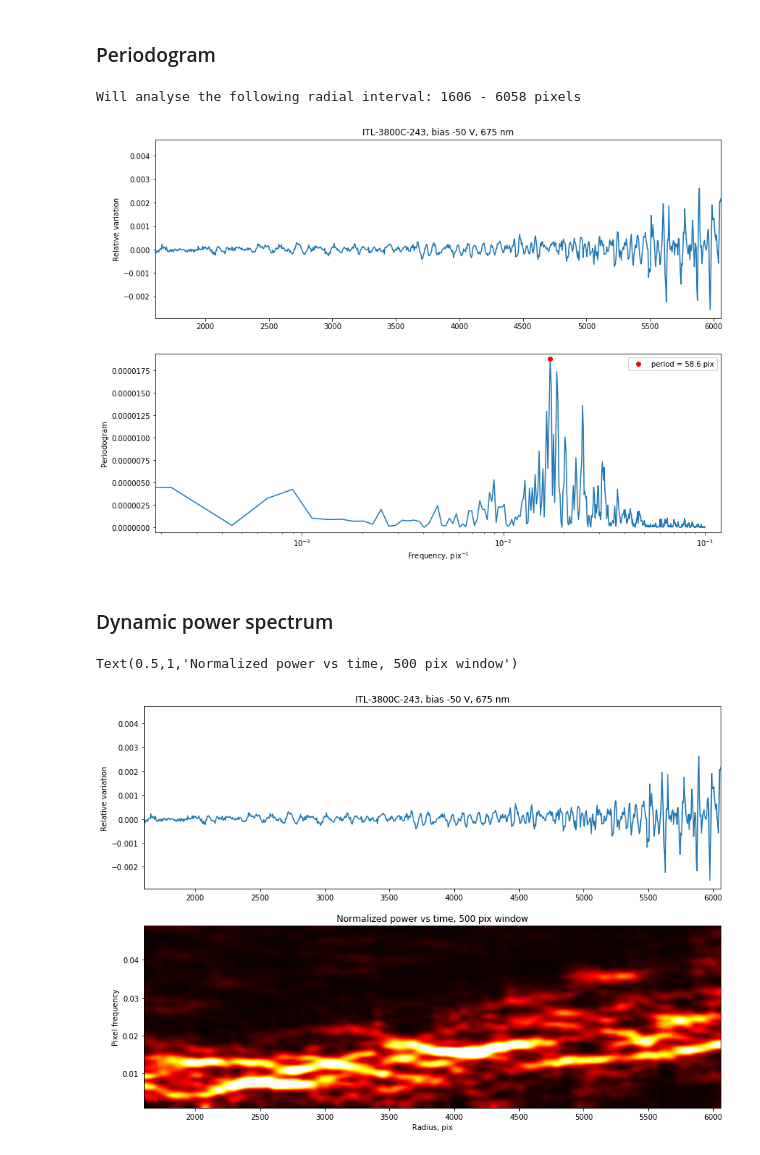
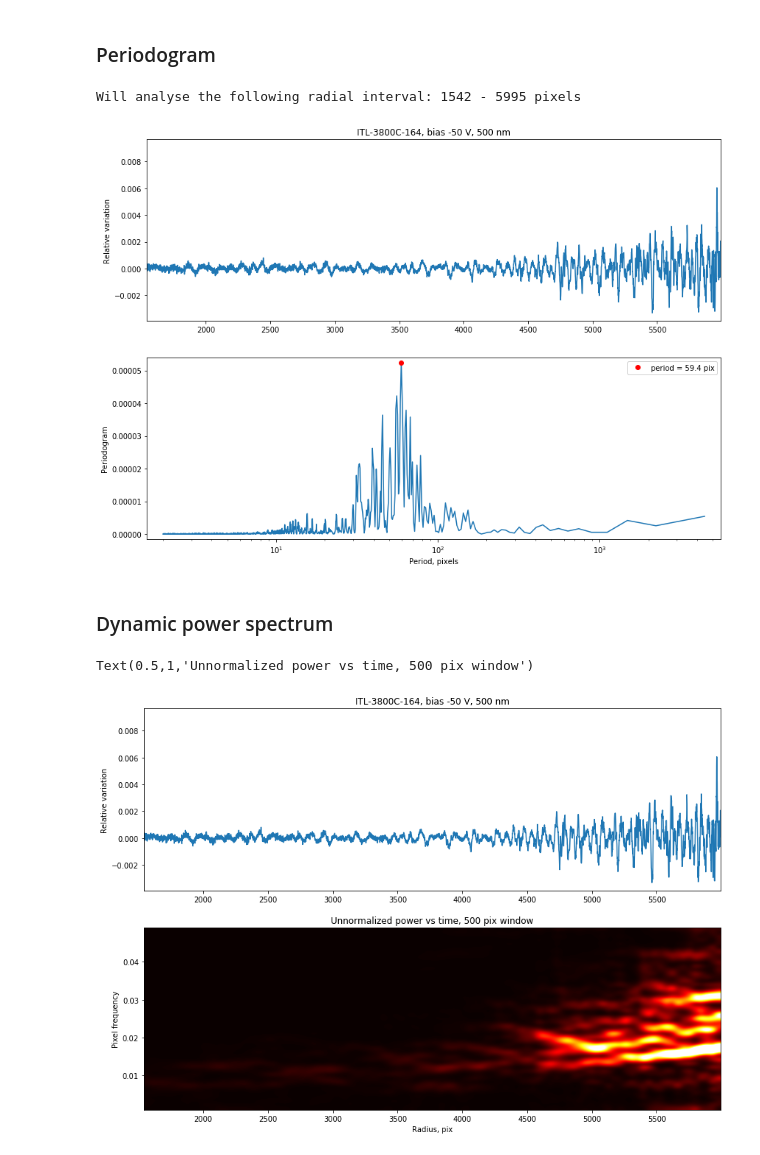
Before and after one commit to youtsumi/lsst-misc, a Jupyter notebook: Tree_Rings_Analysis.ipynb, the cells around one changed output. Drawn from its saved outputs; the diff is of its cells as text; code cells hidden in the pictures.

Commit message:
Periodograms in period space. Radial dependence of amplitude.

```diff
--- a/Tree_Rings_Analysis.ipynb
+++ b/Tree_Rings_Analysis.ipynb
@@ -245,9 +245,13 @@ def imshow(image, qq=[0.5,97.5], show_colorbar=True, **kwargs):
 # filename = 'treerings2/E2V-CCD250-305_7383_47881.fits'
 
 # filename = 'treerings2/ITL-3800C-206_6545_39986.fits' # Faint
-filename = 'treerings2/ITL-3800C-243_5676_31212.fits'
+filename = 'treerings2/ITL-3800C-164_6708_41385.fits'
+# filename = 'treerings2/ITL-3800C-243_5676_31212.fits'
 # filename = 'treerings2/ITL-3800C-282_5799_32763.fits'
 # filename = 'treerings2/ITL-3800C-328_7788_51667.fits'
+
+
+# filename = 'treerings2/E2V-CCD250-216_3267_12621.fits' # Zero bias
 
 image,header = pyfits.getdata(filename), pyfits.getheader(filename)
 
@@ -268,6 +272,7 @@ downscale = 8
 # threshold = 0.0003 # For faintest rings
 # threshold = 0.0005 # For faint rings
 threshold = 0.001 # For stronger rings
+threshold = 0.002 # For strongest rings
 
 diff1 = gaussian_filter(diff, 8.0)
 mask = np.abs(diff1) > threshold
@@ -332,9 +337,10 @@ plt.subplot2grid((4,1),(0,0), rowspan=3)
 imshow(diff, interpolation='bicubic', vmin=-0.003, vmax=0.003)
 plt.title('%s, bias %g V, %.0f nm' % (header['LSST_NUM'], header['CCDBSS'], header['MONOCH-WAVELENG']))
 
-plt.plot(x0, y0, 'o', color='blue')
+plt.plot(x0, y0, 'o', color='blue', label="center: (%.0f,%.0f)" % (x0, y0))
 
-plt.text(x0+30, y0+30, "(%.0f,%.0f)" % (x0, y0))
+# plt.text(x0+30, y0+30, "(%.0f,%.0f)" % (x0, y0))
+plt.legend(frameon=True, framealpha=1)
 
 for _ in np.arange(0, 10000, 500):
     plt.gca().add_patch(Circle((x0, y0), _, color='blue', ls='-', fc='none', alpha=0.5))
@@ -344,7 +350,7 @@ for _ in np.arange(0, 10000, 500):
 # Now make less restrictive mask
 mask = np.abs(diff1) > 0.002
 
-pos,v = fn_measure(x0, y0, mask=mask, step=5.0, statistic='mean')
+pos,v = fn_measure(x0, y0, mask=mask, step=1.0, statistic='mean')
 # plt.subplot(211)
 plt.subplot2grid((4,1),(3,0), rowspan=1)
 
@@ -378,10 +384,7 @@ lo,hi = np.percentile(pos[np.isfinite(v)], [20,99])
 print "Will analyse the following radial interval: %.0f - %.0f pixels" % (lo,hi)
 idx = np.isfinite(v) & (pos > lo) & (pos < hi)
 
-# for _ in xrange(2000, 6000, 1000):
-#     idx = np.isfinite(v) & (pos > _) & (pos < _+1000)
-
-freq,power = periodogram(v[idx], fs=1.0/5)
+freq,power = periodogram(v[idx], fs=1.0/(pos[1]-pos[0]))
 
 plt.subplot(211)
 plt.plot(pos, v)
@@ -390,48 +393,47 @@ plt.ylabel('Relative variation')
 plt.title('%s, bias %g V, %.0f nm' % (header['LSST_NUM'], header['CCDBSS'], header['MONOCH-WAVELENG']))
 
 plt.subplot(212)
-plt.plot(freq, power, '-')
-maxidx = power==np.max(power)
-plt.plot(freq[maxidx], power[maxidx], 'o', color='red', label="period = %.1f pix" % (1.0/freq[maxidx][0]))
+plt.plot(1.0/freq, power, '-')
+maxidx = power==np.max(power[freq>1e-3])
+plt.plot(1.0/freq[maxidx], power[maxidx], 'o', color='red', label="period = %.1f pix" % (1.0/freq[maxidx][0]))
 plt.legend(frameon=True, framealpha=0.9)
 
 plt.xscale('log')
-# plt.yscale('log', nonposy='clip')
-plt.xlabel('Frequency, pix$^{-1}$')
+plt.xlabel('Period, pixels')
 plt.ylabel('Periodogram')
 # plt.xlim(1e-3,1e-1)
 plt.margins(0.03, 0.03)
 # %% [output]
-Will analyse the following radial interval: 1606 - 6058 pixels
+Will analyse the following radial interval: 1542 - 5995 pixels
-[figure, old version]
+[figure, new version]
 # %% [markdown]
 ### Dynamic power spectrum
 # %%
 dynpower = []
 window = 500
 lo,hi = np.percentile(pos[np.isfinite(v)], [20,99])
-freq = np.arange(1e-3,0.5e-1,1e-3)
+freq = np.arange(1e-3, 0.5e-1, 1e-3)
 
 for _ in np.linspace(lo, hi-window, 100):
     idx = np.isfinite(v) & (pos >= _) & (pos < _+window)
 #     freq,power = periodogram(v[idx], fs=1.0/5)
-    power = lombscargle(pos[idx], v[idx], 2*np.pi*freq, normalize=True, precenter=True)
-    dynpower.append(power)#/np.percentile(power, [99])[0])
+    power = lombscargle(pos[idx], v[idx], 2*np.pi*freq, normalize=False, precenter=False)
+    dynpower.append(power)
 
 dynpower = np.array(dynpower).T
-extent = [lo,hi,np.min(freq),np.max(freq)]
+extent = [lo,hi,freq[0],freq[-1]]
 
 ax=plt.subplot(211)
 plt.plot(pos, v)
 plt.xlim(lo,hi)
 plt.ylabel('Relative variation')
 plt.title('%s, bias %g V, %.0f nm' % (header['LSST_NUM'], header['CCDBSS'], header['MONOCH-WAVELENG']))
 
 plt.subplot(212, sharex=ax)
-imshow(dynpower, aspect='auto', extent=extent, interpolation='bicubic', show_colorbar=False)
+imshow(dynpower, [0.5, 99.0], aspect='auto', extent=extent, interpolation='bicubic', show_colorbar=False)
 plt.xlabel('Radius, pix')
 plt.ylabel('Pixel frequency')
-plt.title('Normalized power vs time, %g pix window' % window)
+plt.title('Unnormalized power vs time, %g pix window' % window)
 # %% [output]
-Text(0.5,1,'Normalized power vs time, 500 pix window')
+Text(0.5,1,'Unnormalized power vs time, 500 pix window')
-[figure, old version]
+[figure, new version]
```
Also changed, not shown: parts of 8 cells of this notebook.
